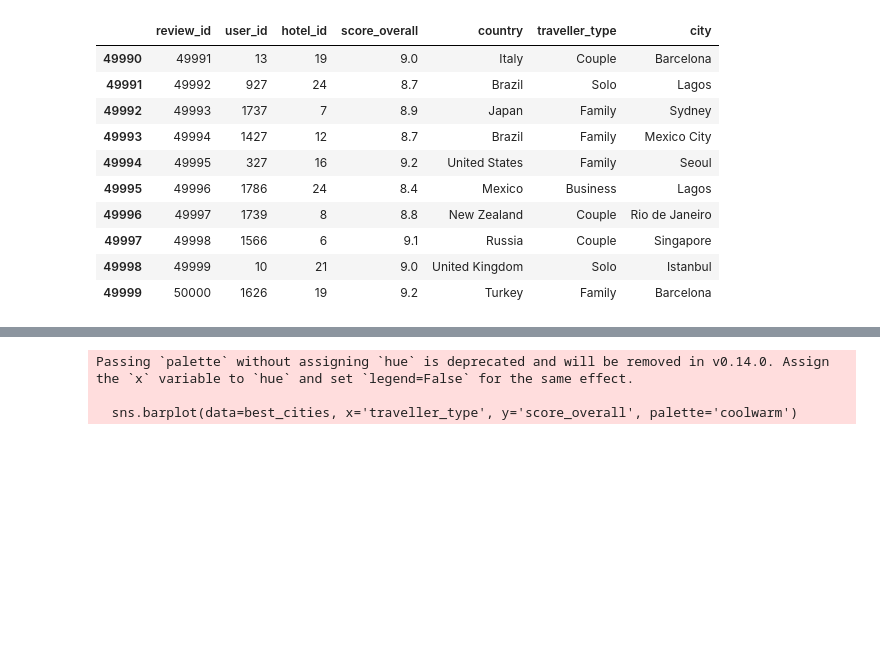
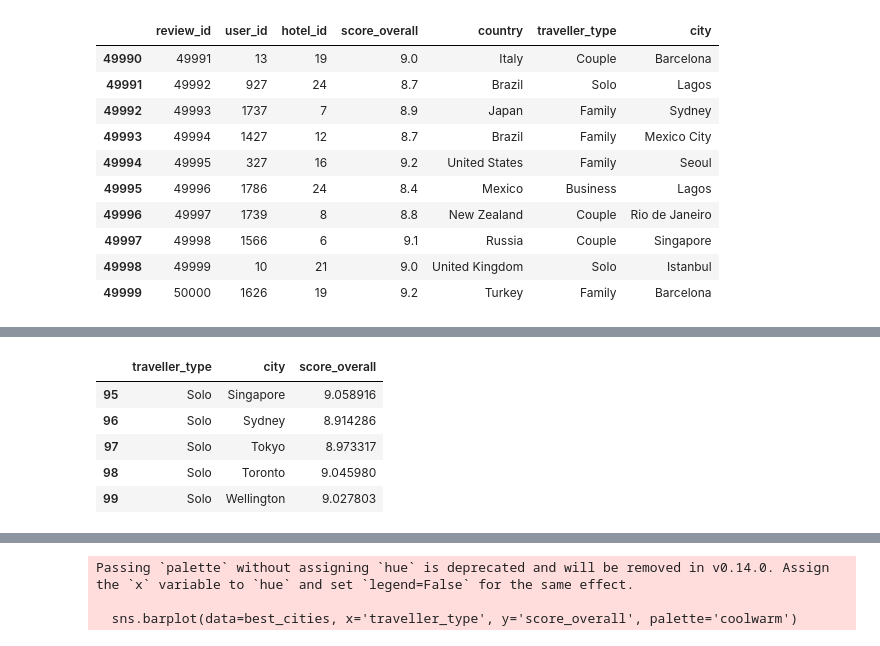
Before and after one commit to AbdulrahmanBassem/ACL_Team-63, a Jupyter notebook: acl-milestone-1.ipynb, the cells around one changed output, grey strips where cells are left out. Cells and saved outputs as stored; diff of their text form; code cells hidden in the pictures; blank space fills up the shorter version.

```diff
--- a/acl-milestone-1.ipynb
+++ b/acl-milestone-1.ipynb
@@ -258,2 +267,11 @@ avg_scores = df.groupby(['traveller_type', 'city'])['score_overall'].mean().rese
+# %%
+avg_scores.tail()
+# %% [output]
+|  | traveller_type | city | score_overall |
+| 95 | Solo | Singapore | 9.058916 |
+| 96 | Solo | Sydney | 8.914286 |
+| 97 | Solo | Tokyo | 8.973317 |
+| 98 | Solo | Toronto | 9.045980 |
+| 99 | Solo | Wellington | 9.027803 |
 # %%
 best_cities = avg_scores.loc[avg_scores.groupby('traveller_type')['score_overall'].idxmax()]
```
Also changed, not shown: parts of 20 cells of this notebook.
